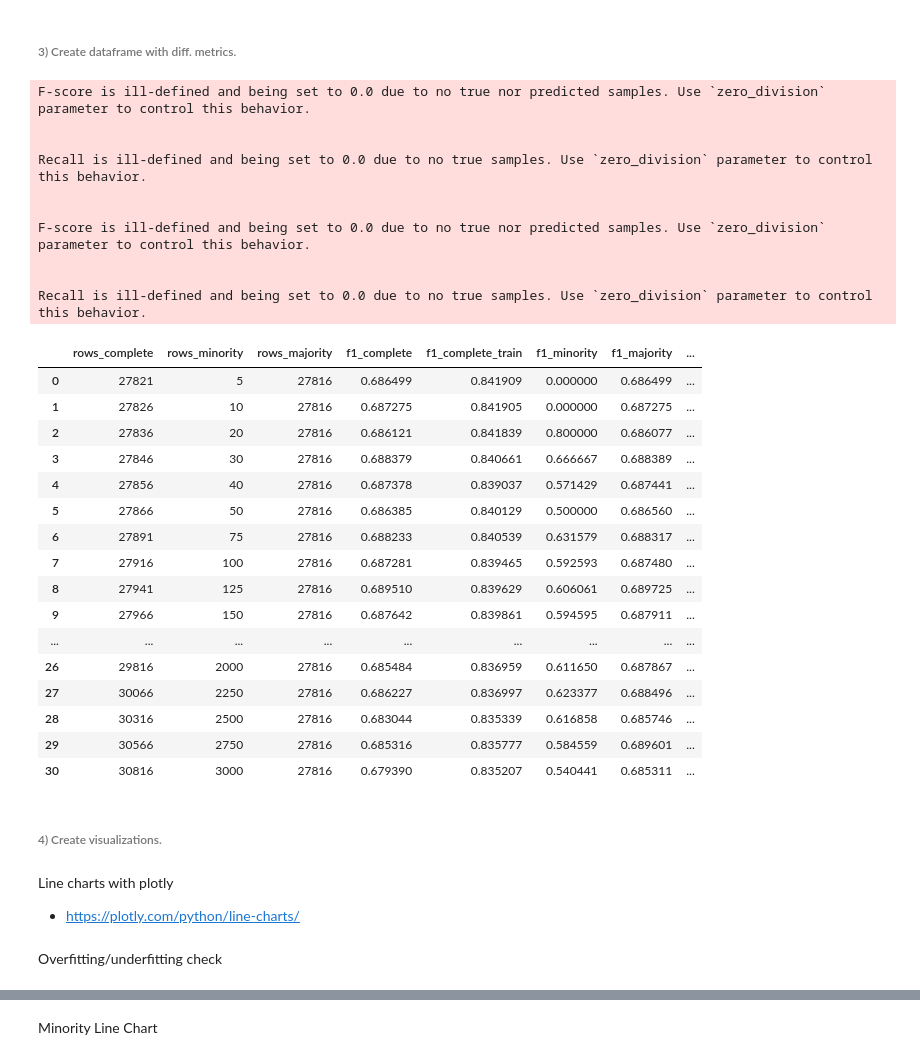
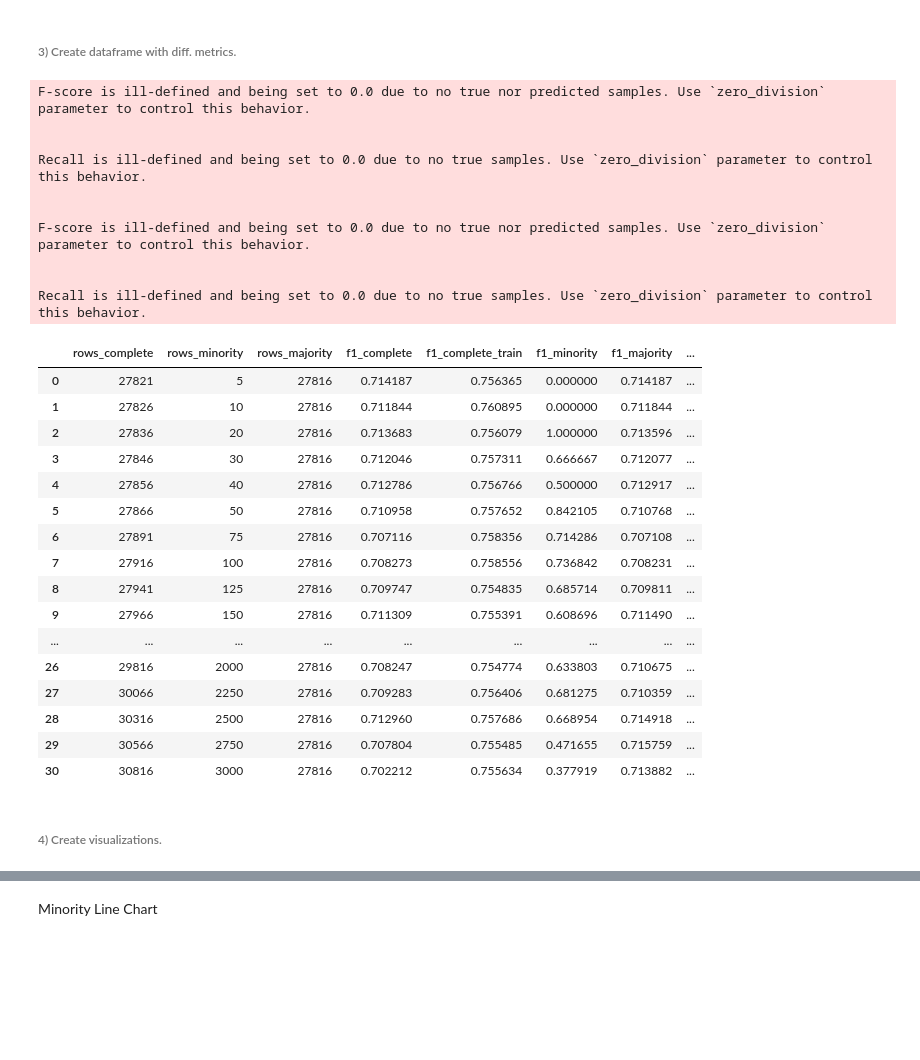
Before and after one commit to NilsBahr94/Churn-Analysis-CRM, a Jupyter notebook: Master_Thesis_Algorithmic_Bias_Analysis.ipynb, the cells around one changed output, grey strips where cells are left out. Drawn from its saved outputs; the diff is of its cells as text; code cells hidden in the pictures; blank space fills up the shorter version.

```diff
--- a/Master_Thesis_Algorithmic_Bias_Analysis.ipynb
+++ b/Master_Thesis_Algorithmic_Bias_Analysis.ipynb
@@ -976,3 +890,16 @@ Not necessary here.
+# %%
+# Reduce the size of the numeric columns
+
+df_3_adult, NAlist = reduce_mem_usage(df_3_adult)
+print("_________________")
+print("")
+print("Warning: the following columns have missing values filled with 'df['column_name'].min() -1': ")
+print("_________________")
+print("")
+print(NAlist)
+# %%
+for col in ["Workclass", "Education","Marital-Status","Occupation","Relationship","Race","Sex","Country","Over-50K"]:
+    df_3_adult[col] = df_3_adult[col].astype('category')
 # %% [markdown]
 ### Exploratory Data Analysis
 # %% [markdown]
@@ -1315,5 +1054,5 @@ df_3_adult_black = df_3_adult[is_black]  # Minority
 df_3_adult_white = df_3_adult[is_white]  # Majority
 
 # Execute function
-list_dfs = create_datasets(min_data = df_3_adult_black, maj_data = df_3_adult_white, training_sizes = training_sizes)
+list_dfs_adult = create_datasets(min_data = df_3_adult_black, maj_data = df_3_adult_white, training_sizes = training_sizes)
 # %% [output]
@@ -1330,53 +1070,54 @@ Over-50K
 ###### 3) Create dataframe with diff. metrics.
 # %%
 # Define arguments
-list_dfs = list_dfs
+list_dfs = list_dfs_adult
 label = "Over-50K"
-model = RandomForestClassifier(bootstrap=True, ccp_alpha=0.0, class_weight=None,
-                              criterion='gini', max_depth=25, max_features='auto',
-                              max_leaf_nodes=None, max_samples=None,
-                              min_impurity_decrease=0.0, min_impurity_split=None,
-                              min_samples_leaf=1, min_samples_split=5,
-                              min_weight_fraction_leaf=0.0, n_estimators=100,
-                              n_jobs=None, oob_score=False, random_state=None,
-                              verbose=0, warm_start=False)
+adult_model = XGBClassifier(base_score=0.5, booster='gbtree', colsample_bylevel=1,
+              colsample_bynode=1, colsample_bytree=1, gamma=0,
+              learning_rate=0.3, max_delta_step=0, max_depth=5,
+              min_child_weight=1, missing=None, n_estimators=80, n_jobs=1,
+              nthread=4, objective='binary:logistic', random_state=0,
+              reg_alpha=0, reg_lambda=1, scale_pos_weight=1, seed=None,
+              silent=None, subsample=1, verbosity=1)
+
 # model = grid_rf_class # <- Best model from hyperparameter tuning
 cv = 10
 discr_feature = "Race"
 min_value = "Black"
 maj_value = "White"
 
 # Execute function
-results_df_adult = metrics_to_df(list_dfs = list_dfs, label = label, model = model, cv = cv,
-                           discr_feature = discr_feature, min_value = min_value, maj_value = maj_value)
+results_df_adult = metrics_to_df(list_dfs = list_dfs_adult, label = label, model = adult_model, cv = cv,
+                                 discr_feature = discr_feature, min_value = min_value, maj_value = maj_value)
+
 results_df_adult
 # %% [output]
 F-score is ill-defined and being set to 0.0 due to no true nor predicted samples. Use `zero_division` parameter to control this behavior.
 
 
 Recall is ill-defined and being set to 0.0 due to no true samples. Use `zero_division` parameter to control this behavior.
 
 
 F-score is ill-defined and being set to 0.0 due to no true nor predicted samples. Use `zero_division` parameter to control this behavior.
 
 
 Recall is ill-defined and being set to 0.0 due to no true samples. Use `zero_division` parameter to control this behavior.
 |  | rows_complete | rows_minority | rows_majority | f1_complete | f1_complete_train | f1_minority | f1_majority | ... |
-| 0 | 27821 | 5 | 27816 | 0.686499 | 0.841909 | 0.000000 | 0.686499 | ... |
-| 1 | 27826 | 10 | 27816 | 0.687275 | 0.841905 | 0.000000 | 0.687275 | ... |
-| 2 | 27836 | 20 | 27816 | 0.686121 | 0.841839 | 0.800000 | 0.686077 | ... |
-| 3 | 27846 | 30 | 27816 | 0.688379 | 0.840661 | 0.666667 | 0.688389 | ... |
-| 4 | 27856 | 40 | 27816 | 0.687378 | 0.839037 | 0.571429 | 0.687441 | ... |
-| 5 | 27866 | 50 | 27816 | 0.686385 | 0.840129 | 0.500000 | 0.686560 | ... |
-| 6 | 27891 | 75 | 27816 | 0.688233 | 0.840539 | 0.631579 | 0.688317 | ... |
-| 7 | 27916 | 100 | 27816 | 0.687281 | 0.839465 | 0.592593 | 0.687480 | ... |
-| 8 | 27941 | 125 | 27816 | 0.689510 | 0.839629 | 0.606061 | 0.689725 | ... |
-| 9 | 27966 | 150 | 27816 | 0.687642 | 0.839861 | 0.594595 | 0.687911 | ... |
+| 0 | 27821 | 5 | 27816 | 0.714187 | 0.756365 | 0.000000 | 0.714187 | ... |
+| 1 | 27826 | 10 | 27816 | 0.711844 | 0.760895 | 0.000000 | 0.711844 | ... |
+| 2 | 27836 | 20 | 27816 | 0.713683 | 0.756079 | 1.000000 | 0.713596 | ... |
+| 3 | 27846 | 30 | 27816 | 0.712046 | 0.757311 | 0.666667 | 0.712077 | ... |
+| 4 | 27856 | 40 | 27816 | 0.712786 | 0.756766 | 0.500000 | 0.712917 | ... |
+| 5 | 27866 | 50 | 27816 | 0.710958 | 0.757652 | 0.842105 | 0.710768 | ... |
+| 6 | 27891 | 75 | 27816 | 0.707116 | 0.758356 | 0.714286 | 0.707108 | ... |
+| 7 | 27916 | 100 | 27816 | 0.708273 | 0.758556 | 0.736842 | 0.708231 | ... |
+| 8 | 27941 | 125 | 27816 | 0.709747 | 0.754835 | 0.685714 | 0.709811 | ... |
+| 9 | 27966 | 150 | 27816 | 0.711309 | 0.755391 | 0.608696 | 0.711490 | ... |
 | ... | ... | ... | ... | ... | ... | ... | ... | ... |
-| 26 | 29816 | 2000 | 27816 | 0.685484 | 0.836959 | 0.611650 | 0.687867 | ... |
-| 27 | 30066 | 2250 | 27816 | 0.686227 | 0.836997 | 0.623377 | 0.688496 | ... |
-| 28 | 30316 | 2500 | 27816 | 0.683044 | 0.835339 | 0.616858 | 0.685746 | ... |
-| 29 | 30566 | 2750 | 27816 | 0.685316 | 0.835777 | 0.584559 | 0.689601 | ... |
-| 30 | 30816 | 3000 | 27816 | 0.679390 | 0.835207 | 0.540441 | 0.685311 | ... |
+| 26 | 29816 | 2000 | 27816 | 0.708247 | 0.754774 | 0.633803 | 0.710675 | ... |
+| 27 | 30066 | 2250 | 27816 | 0.709283 | 0.756406 | 0.681275 | 0.710359 | ... |
+| 28 | 30316 | 2500 | 27816 | 0.712960 | 0.757686 | 0.668954 | 0.714918 | ... |
+| 29 | 30566 | 2750 | 27816 | 0.707804 | 0.755485 | 0.471655 | 0.715759 | ... |
+| 30 | 30816 | 3000 | 27816 | 0.702212 | 0.755634 | 0.377919 | 0.713882 | ... |
 # %%
 # Save metrics csv
@@ -1386,8 +1126,3 @@ from google.colab import files
 files.download("df_adult_metrics.csv")
 # %% [markdown]
 ###### 4) Create visualizations.
-# %% [markdown]
-Line charts with plotly
-- https://plotly.com/python/line-charts/
-# %% [markdown]
-Overfitting/underfitting check
```
Also changed, not shown: parts of 251 cells of this notebook.
